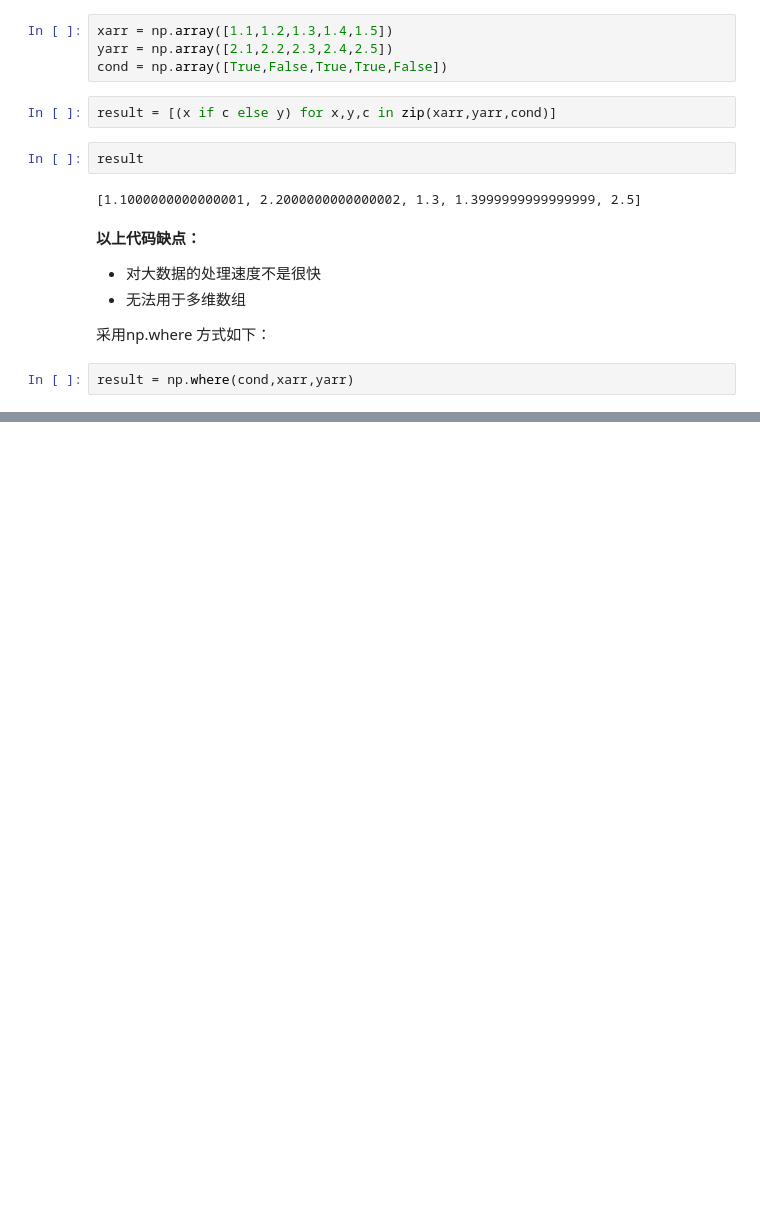
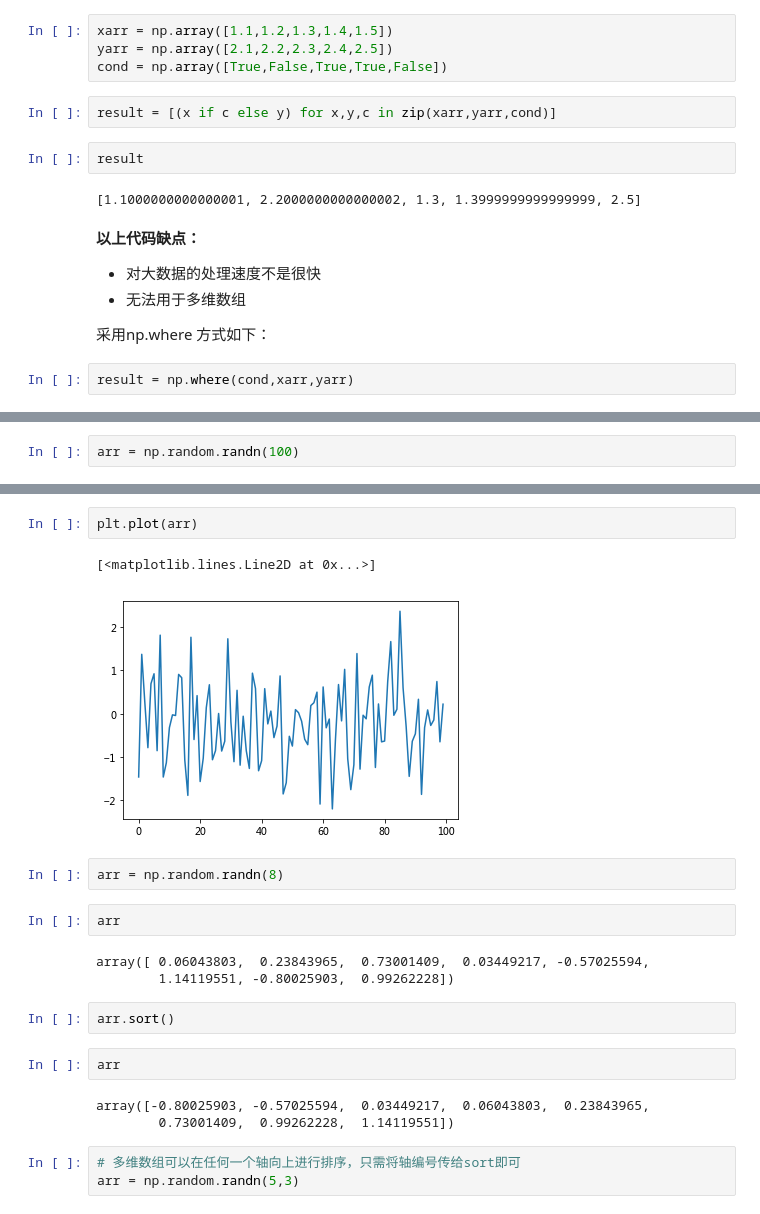
Before and after one commit to FENG06/OldPrcatice, a Jupyter notebook: NumPy.ipynb, the cells around one changed output, grey strips where cells are left out. Cells and saved outputs as stored; diff of their text form; blank space fills up the shorter version.

```diff
--- a/NumPy.ipynb
+++ b/NumPy.ipynb
@@ -649,0 +752,2 @@ array([ 1.1,  2.2,  1.3,  1.4,  2.5])
+# %%
+arr = np.random.randn(100)
@@ -649,0 +758,22 @@ array([ 1.1,  2.2,  1.3,  1.4,  2.5])
+# %%
+plt.plot(arr)
+# %% [output]
+[<matplotlib.lines.Line2D at 0x...>]
+[figure, added]
+# %%
+arr = np.random.randn(8)
+# %%
+arr
+# %% [output]
+array([ 0.06043803,  0.23843965,  0.73001409,  0.03449217, -0.57025594,
+        1.14119551, -0.80025903,  0.99262228])
+# %%
+arr.sort()
+# %%
+arr
+# %% [output]
+array([-0.80025903, -0.57025594,  0.03449217,  0.06043803,  0.23843965,
+        0.73001409,  0.99262228,  1.14119551])
+# %%
+# 多维数组可以在任何一个轴向上进行排序，只需将轴编号传给sort即可
+arr = np.random.randn(5,3)
```
Also changed, not shown: parts of 52 cells of this notebook, 3 other files.
